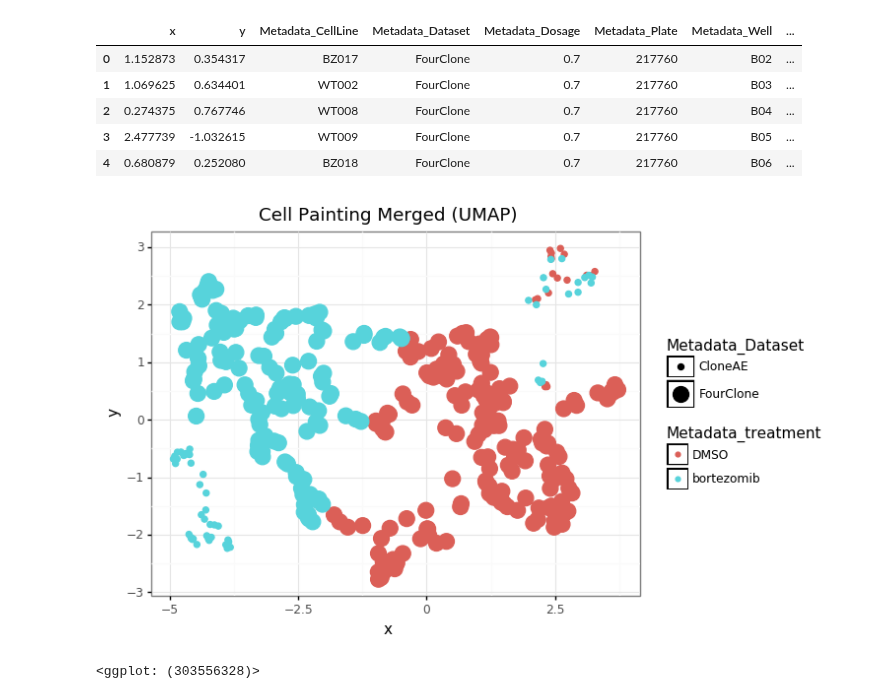
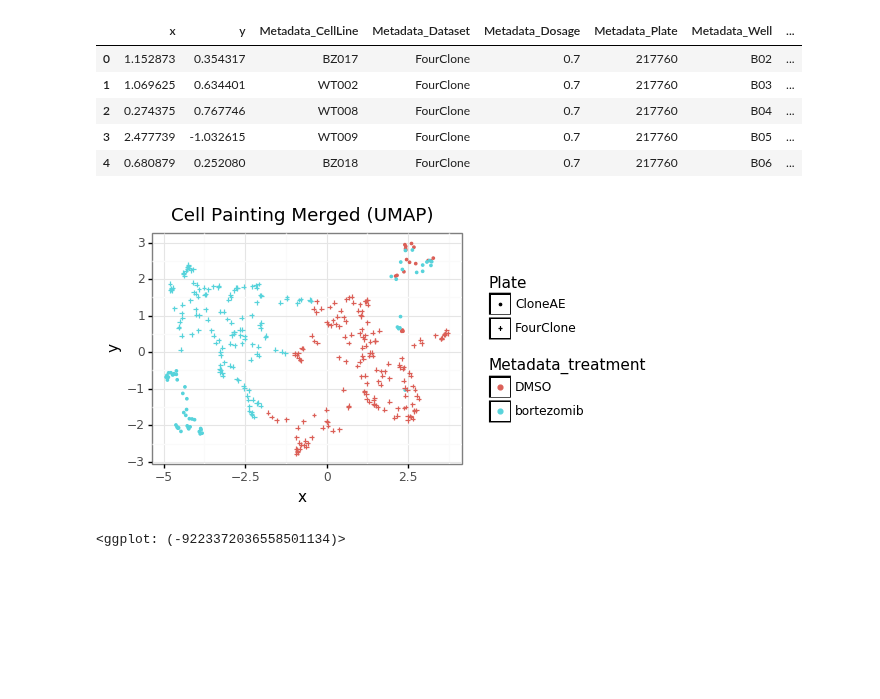
Before and after one commit to broadinstitute/profiling-resistance-mechanisms, a Jupyter notebook: 2.describe-data/3.umap.ipynb, the cells around one changed output. Cells and saved outputs as stored; diff of their text form; code cells hidden in the pictures; blank space fills up the shorter version.

```diff
--- a/2.describe-data/3.umap.ipynb
+++ b/2.describe-data/3.umap.ipynb
@@ -72,6 +133,6 @@ def fuzzy_simplicial_set(
 # %%
 # Visualize UMAP results
-p = (
+clone_facet_gg = (
     gg.ggplot(embedding_df,
               gg.aes('x', 'y', color='factor(Metadata_Plate)', shape="Metadata_treatment"))
     + gg.geom_point()
@@ -88,5 +149,9 @@ p = (
     )
 )
 
-p
+file = os.path.join("figures", "umap", "four_clone_umap_facet_clone_sample")
+for extension in ['.png', '.pdf', '.svg']:
+    clone_facet_gg.save(filename='{}{}'.format(file, extension), height=3, width=4, dpi=400)
+
+clone_facet_gg
 # %% [output]
@@ -95,4 +159,0 @@ p
-# %%
-file = os.path.join("figures", "umap", "four_clone_umap")
-for extension in ['.png', '.pdf', '.svg']:
-    gg.ggsave(p, filename='{}{}'.format(file, extension), height=6, width=7)
@@ -115,6 +197,6 @@ embedding_df.head()
 # %%
 # Visualize UMAP results
-p = (
+clone_ae_umap_gg = (
     gg.ggplot(embedding_df,
               gg.aes('x', 'y',
                      shape="Metadata_Plate",
@@ -134,5 +216,9 @@ p = (
     )
 )
 
-p
+file = os.path.join("figures", "umap", "cloneAE_umap")
+for extension in ['.png', '.pdf', '.svg']:
+    clone_ae_umap_gg.save(filename='{}{}'.format(file, extension), height=3, width=4, dpi=400)
+
+clone_ae_umap_gg
 # %% [output]
@@ -141,7 +227,3 @@ p
-# %%
-file = os.path.join("figures", "umap", "merged_umap_clone_ae")
-for extension in ['.png', '.pdf', '.svg']:
-    gg.ggsave(p, filename='{}{}'.format(file, extension), height=6, width=7)
 # %% [markdown]
 ## Merged Data
 # %%
@@ -192,18 +274,29 @@ embedding_df.head()
 | 4 | 0.680879 | 0.252080 | BZ018 | FourClone | 0.7 | 217760 | B06 | ... |
 # %%
 # Visualize UMAP results
-p = (
-    gg.ggplot(embedding_df,
-              gg.aes('x', 'y', color="Metadata_treatment", size='Metadata_Dataset'))
+merged_umap_gg = (
+    gg.ggplot(
+        embedding_df,
+        gg.aes(
+            'x', 'y',
+            color="Metadata_treatment",
+            shape='Metadata_Dataset'
+        )
+    )
     + gg.geom_point()
     + gg.theme_bw()
     + gg.xlab("x")
     + gg.ylab("y")
+    + gg.scale_shape_manual(name="Plate", values=[".", "+"])
     + gg.ggtitle("Cell Painting Merged (UMAP)")
     + gg.theme(legend_key=gg.element_rect(color="black", fill = "white"))
 )
 
-p
+file = os.path.join("figures", "umap", "clone_compare_batch_effect")
+for extension in ['.png', '.pdf', '.svg']:
+    merged_umap_gg.save(filename='{}{}'.format(file, extension), height=3, width=4, dpi=400)
+
+merged_umap_gg
 # %% [output]
-[figure, old version]
+[figure, new version]
-<ggplot: (303556328)>
+<ggplot: (-9223372036558501134)>
```
Also changed, not shown: parts of 11 cells of this notebook, 1 other file.
